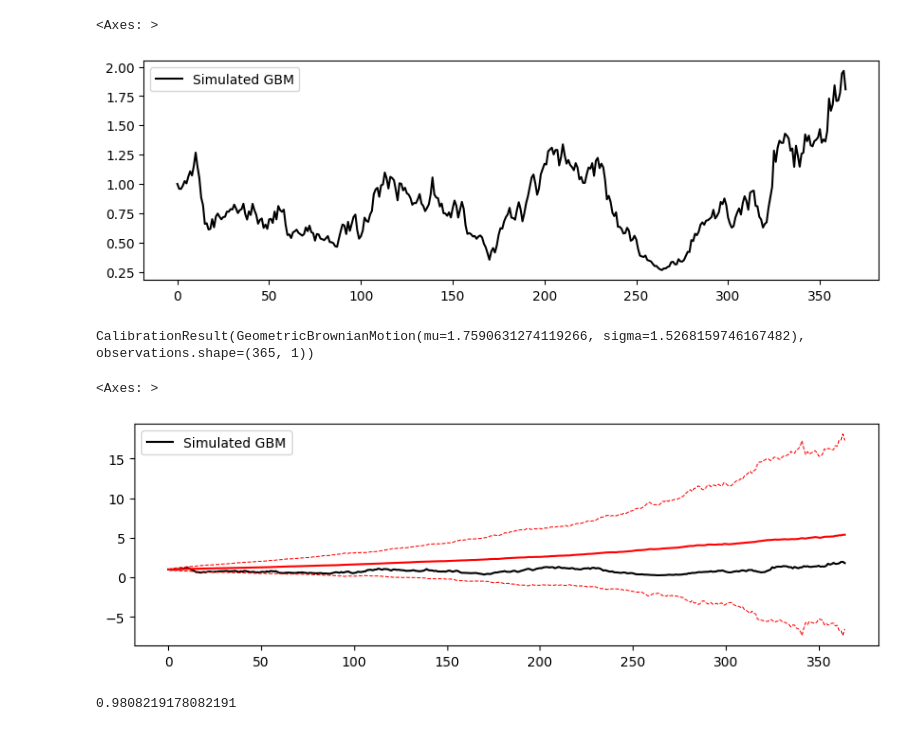
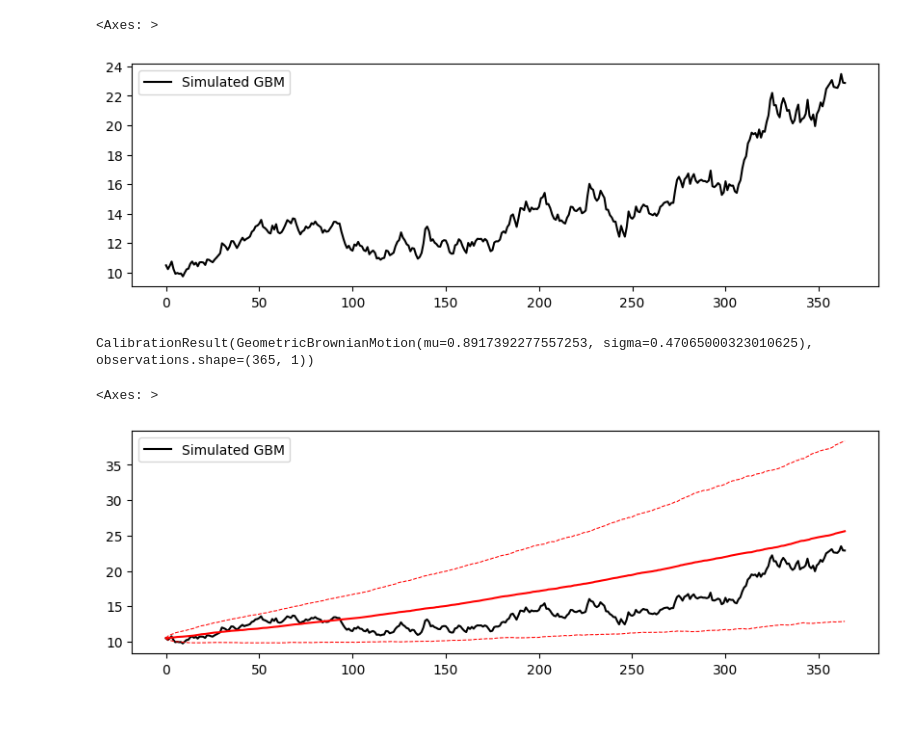
Before and after one commit to agdiiura/stochax, a Jupyter notebook: examples/GBMSimulation.ipynb, the cells around one changed output. Cells and saved outputs as stored; diff of their text form; code cells hidden in the pictures.

```diff
--- a/examples/GBMSimulation.ipynb
+++ b/examples/GBMSimulation.ipynb
@@ -2,22 +2,22 @@
 import matplotlib.pyplot as plt
 from stochax import GeometricBrownianMotion
 # %%
-gbm = GeometricBrownianMotion(mu=1.0, sigma=1.5)
+gbm = GeometricBrownianMotion(mu=1.0, sigma=0.5, rng=42)
 dt = 1 / 365
-initial_value = 1
+initial_value = 10.5
 n_steps = 364
 
 data = gbm.simulate(initial_value=initial_value, n_steps=n_steps, delta=dt)
 data.columns = ['Simulated GBM']
 data.plot(figsize=(10, 3), color='black')
 # %% [output]
 <Axes: >
-[figure, old version]
+[figure, new version]
 # %%
 res = gbm.calibrate(data, method="mle", delta=dt)
 res
 # %% [output]
-CalibrationResult(GeometricBrownianMotion(mu=1.7590631274119266, sigma=1.5268159746167482), observations.shape=(365, 1))
+CalibrationResult(GeometricBrownianMotion(mu=0.8917392277557253, sigma=0.47065000323010625), observations.shape=(365, 1))
 # %%
 simulations = gbm.simulate(initial_value=initial_value, n_steps=n_steps, delta=dt, n_simulations=1000)
 # %%
@@ -31,10 +31,4 @@ m.plot(color='red', ax=ax)
 (m - s).plot(color='red', linestyle='dashed', linewidth=0.75)
 # %% [output]
 <Axes: >
-[figure, old version]
+[figure, new version]
-# %%
-
-mask = ((m - s).values < data.values.flatten()) & (data.values.flatten() < (m + s).values)
-sum(mask)/len(mask)
-# %% [output]
-0.9808219178082191
```
Also changed, not shown: 2 other files.
